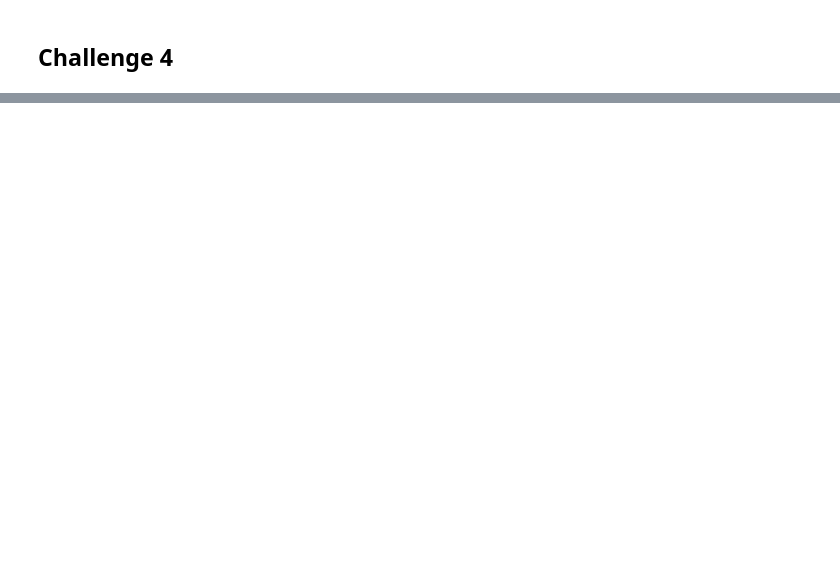
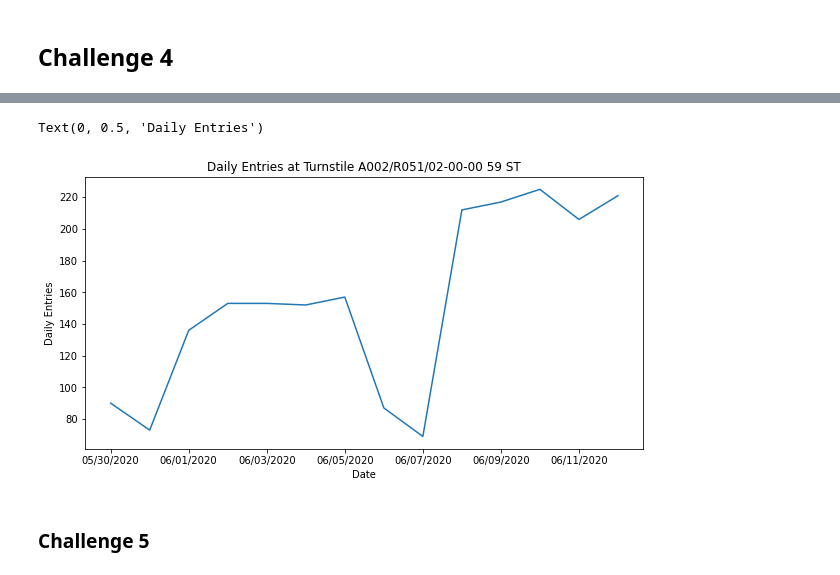
Before and after one commit to eunchanity/davids_repo, a Jupyter notebook: challenges/challenge_1/challenge_set_1_david.ipynb, the cells around one changed output, grey strips where cells are left out. Cells and saved outputs as stored; diff of their text form; code cells hidden in the pictures; blank space fills up the shorter version.

Commit message:
updates to challenge set 1

```diff
--- a/challenges/challenge_1/challenge_set_1_david.ipynb
+++ b/challenges/challenge_1/challenge_set_1_david.ipynb
@@ -96,0 +97,7 @@ TypeError: unsupported operand type(s) for -: 'str' and 'str'
+# %%
+max_min = pd.concat([max_count,min_count], axis=1)
+# %%
+max_min['NET_ENTRIES'] = max_count - min_count
+# %%
+max_min.reset_index(inplace=True)
+max_min
@@ -99,3 +120,6 @@ TypeError: unsupported operand type(s) for -: 'str' and 'str'
 # %%
 %matplotlib inline
 import matplotlib.pyplot as plt
+# %%
+#selecting one turnstile
+filt = (max_min['C/A']=='A002')&(max_min['UNIT']=='R051')&(max_min['SCP']=='02-00-00')&(max_min['STATION']=='59 ST')
@@ -101,0 +144,9 @@ import matplotlib.pyplot as plt
+# %%
+max_min[filt].plot(x='DATE', y='NET_ENTRIES',kind='line',figsize=(10,5),legend=False, title='Daily Entries at Turnstile A002/R051/02-00-00 59 ST')
+plt.xlabel('Date')
+plt.ylabel('Daily Entries')
+# %% [output]
+Text(0, 0.5, 'Daily Entries')
+[figure, added]
+# %% [markdown]
+### Challenge 5
```
Also changed, not shown: parts of 25 cells of this notebook.
